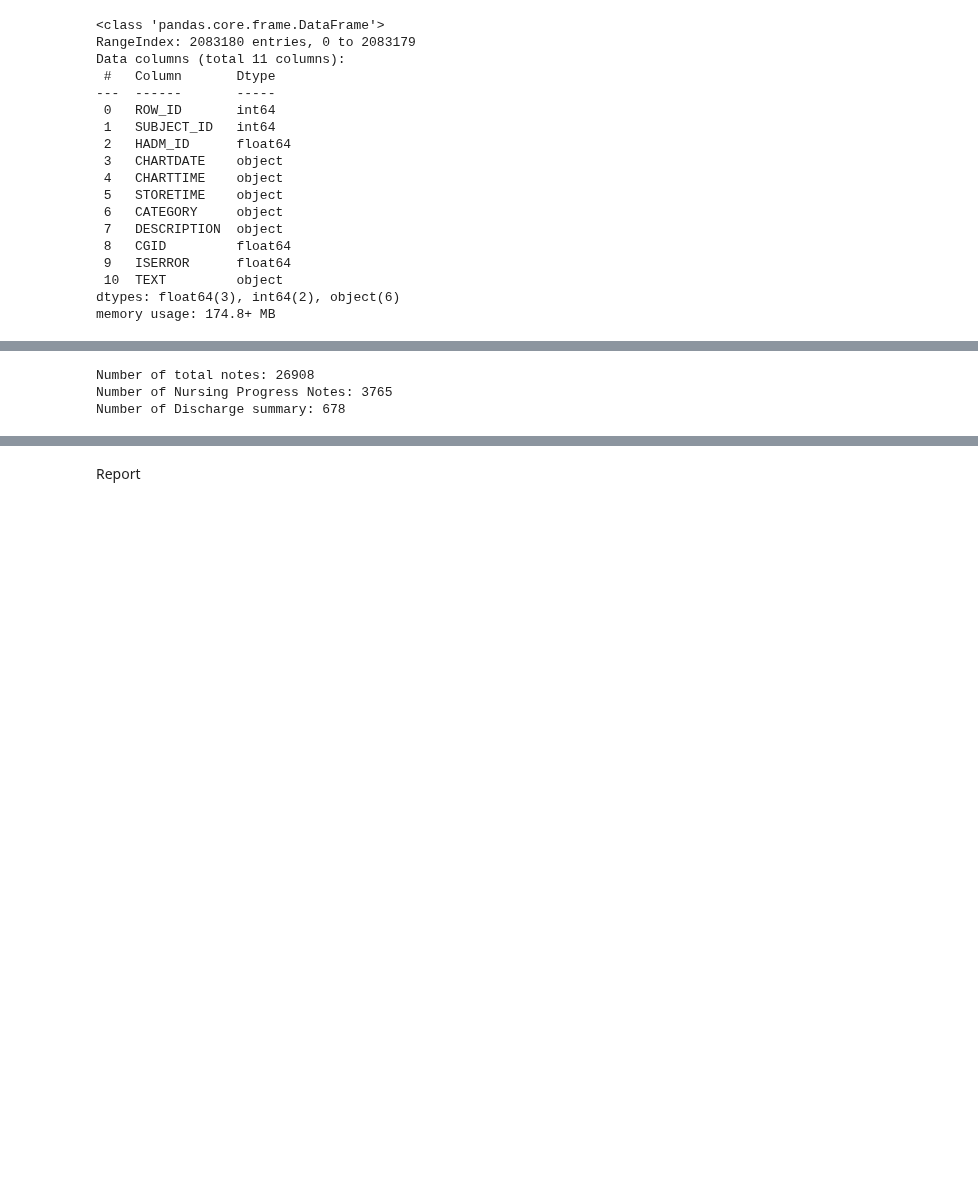
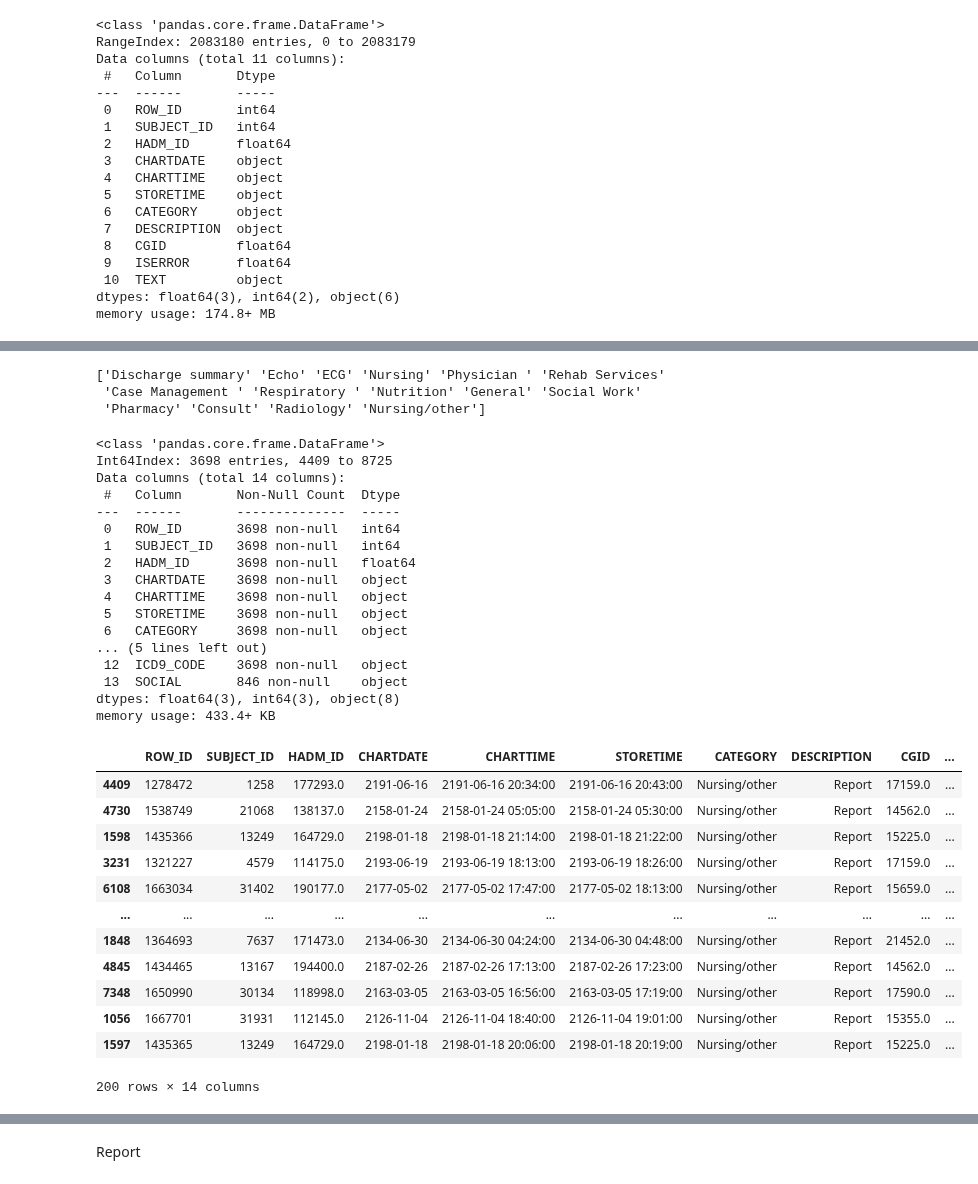
Before and after one commit to tanoManzo/mimic_trajectories, a Jupyter notebook: MIMIC_TRAJECTORY_embeddings_04_02_collect_data.ipynb, the cells around one changed output, grey strips where cells are left out. Cells and saved outputs as stored; diff of their text form; code cells hidden in the pictures; blank space fills up the shorter version.

Commit message:
Regex filter for social section

```diff
--- a/MIMIC_TRAJECTORY_embeddings_04_02_collect_data.ipynb
+++ b/MIMIC_TRAJECTORY_embeddings_04_02_collect_data.ipynb
@@ -301,3 +164,55 @@ memory usage: 424.7+ KB
+# %%
+print(df_note_events['CATEGORY'].unique())
+# %% [output]
+['Discharge summary' 'Echo' 'ECG' 'Nursing' 'Physician ' 'Rehab Services'
+ 'Case Management ' 'Respiratory ' 'Nutrition' 'General' 'Social Work'
+ 'Pharmacy' 'Consult' 'Radiology' 'Nursing/other']
+# %%
+import re
+df_notes_icd8xx_tsicu_social = df_notes_total_hosp_stays.merge(df_patients[['SUBJECT_ID', 'EXPIRE_FLAG']], on=['SUBJECT_ID'], how='inner')
+df_notes_icd8xx_tsicu_social = df_notes_icd8xx_tsicu_social.merge(df_8xx_tsicu[['SUBJECT_ID', 'ICD9_CODE','HADM_ID']], on=['SUBJECT_ID','HADM_ID'], how='inner')
+df_notes_icd8xx_tsicu_social = df_notes_icd8xx_tsicu_social[(df_notes_icd8xx_tsicu_social['CATEGORY']=='Nursing') | (df_notes_icd8xx_tsicu_social['CATEGORY']=='Nursing/other') | (df_notes_icd8xx_tsicu_social['CATEGORY']=='Social Work')]
+pattern = r'(social work note:\n\n|social work note:\n|social work note\n|social work:\n|social work\n\n|social work\n|social work|social: \n|social:\n|social:|soc:|social \n|social\n|social)(.*?)(?:\n|$)'
+#df_notes_icd8xx_tsicu_social = df_notes_icd8xx_tsicu_social[df_notes_icd8xx_tsicu_social['TEXT'].str.lower().str.contains('social work', regex=True)]
+df_notes_icd8xx_tsicu_social['SOCIAL'] = df_notes_icd8xx_tsicu_social['TEXT'].str.lower().str.extract(pattern, flags=re.DOTALL)[1]
+df_notes_icd8xx_tsicu_social = df_notes_icd8xx_tsicu_social.sort_values(by='SOCIAL', key=lambda x: x.str.len(), ascending=False)
+#df_notes_icd8xx_tsicu_social = df_notes_icd8xx_tsicu_social.sort_values(by=['HADM_ID','CHARTTIME']) # for testing
+#df_notes_icd8xx_tsicu_social = df_notes_icd8xx_tsicu_social[df_notes_icd8xx_tsicu_social['EXPIRE_FLAG'] == 1] # for testing
+#df_notes_icd8xx_tsicu_social = df_notes_icd8xx_tsicu_social[df_notes_icd8xx_tsicu_social['HADM_ID'] == 108474] # for testing
+
+df_notes_icd8xx_tsicu_social.info()
+df_notes_icd8xx_tsicu_social.head(200)
+# %% [output]
+<class 'pandas.core.frame.DataFrame'>
+Int64Index: 3698 entries, 4409 to 8725
+Data columns (total 14 columns):
+ #   Column       Non-Null Count  Dtype
+---  ------       --------------  -----
+ 0   ROW_ID       3698 non-null   int64
+ 1   SUBJECT_ID   3698 non-null   int64
+ 2   HADM_ID      3698 non-null   float64
+ 3   CHARTDATE    3698 non-null   object
+ 4   CHARTTIME    3698 non-null   object
+ 5   STORETIME    3698 non-null   object
+ 6   CATEGORY     3698 non-null   object
+... (5 lines left out)
+ 12  ICD9_CODE    3698 non-null   object
+ 13  SOCIAL       846 non-null    object
+dtypes: float64(3), int64(3), object(8)
+memory usage: 433.4+ KB
+|  | ROW_ID | SUBJECT_ID | HADM_ID | CHARTDATE | CHARTTIME | STORETIME | CATEGORY | DESCRIPTION | CGID | ... |
+| 4409 | 1278472 | 1258 | 177293.0 | 2191-06-16 | 2191-06-16 20:34:00 | 2191-06-16 20:43:00 | Nursing/other | Report | 17159.0 | ... |
+| 4730 | 1538749 | 21068 | 138137.0 | 2158-01-24 | 2158-01-24 05:05:00 | 2158-01-24 05:30:00 | Nursing/other | Report | 14562.0 | ... |
+| 1598 | 1435366 | 13249 | 164729.0 | 2198-01-18 | 2198-01-18 21:14:00 | 2198-01-18 21:22:00 | Nursing/other | Report | 15225.0 | ... |
+| 3231 | 1321227 | 4579 | 114175.0 | 2193-06-19 | 2193-06-19 18:13:00 | 2193-06-19 18:26:00 | Nursing/other | Report | 17159.0 | ... |
+| 6108 | 1663034 | 31402 | 190177.0 | 2177-05-02 | 2177-05-02 17:47:00 | 2177-05-02 18:13:00 | Nursing/other | Report | 15659.0 | ... |
+| ... | ... | ... | ... | ... | ... | ... | ... | ... | ... | ... |
+| 1848 | 1364693 | 7637 | 171473.0 | 2134-06-30 | 2134-06-30 04:24:00 | 2134-06-30 04:48:00 | Nursing/other | Report | 21452.0 | ... |
+| 4845 | 1434465 | 13167 | 194400.0 | 2187-02-26 | 2187-02-26 17:13:00 | 2187-02-26 17:23:00 | Nursing/other | Report | 14562.0 | ... |
+| 7348 | 1650990 | 30134 | 118998.0 | 2163-03-05 | 2163-03-05 16:56:00 | 2163-03-05 17:19:00 | Nursing/other | Report | 17590.0 | ... |
+| 1056 | 1667701 | 31931 | 112145.0 | 2126-11-04 | 2126-11-04 18:40:00 | 2126-11-04 19:01:00 | Nursing/other | Report | 15355.0 | ... |
+| 1597 | 1435365 | 13249 | 164729.0 | 2198-01-18 | 2198-01-18 20:06:00 | 2198-01-18 20:19:00 | Nursing/other | Report | 15225.0 | ... |
+200 rows × 14 columns
 # %%
 PATH_TO_SAVE = "/content/drive/MyDrive/NIH/Data/"
 name_file_to_save = 'NOTES_NURSING_TRAJECTORIES_TSICU_TEXT_ONLY.csv'
@@ -311,12 +226,8 @@ df_note_icd8xx_tsicu = df_note_events[df_note_events['SUBJECT_ID'].isin(icd8xx_s
 print(f'Number of total notes: {len(df_note_icd8xx_tsicu)}')
 df_nursing_progress_note_icd8xx_tsicu = df_note_icd8xx_tsicu[df_note_icd8xx_tsicu['DESCRIPTION']=='Nursing Progress Note']
 print(f'Number of Nursing Progress Notes: {len(df_nursing_progress_note_icd8xx_tsicu)}')
-df_discharge_note_icd8xx_tsicu = df_note_icd8xx_tsicu[df_note_icd8xx_tsicu['CATEGORY']=='Discharge summary']
+df_discharge_note_icd8xx_tsicu = df_note_icd8xx_tsicu[(df_note_icd8xx_tsicu['CATEGORY']=='Discharge summary') ]
 print(f'Number of Discharge summary: {len(df_discharge_note_icd8xx_tsicu)}')
-# %% [output]
-Number of total notes: 26908
-Number of Nursing Progress Notes: 3765
-Number of Discharge summary: 678
 # %%
 cgid_icd8xx_tsicu = df_nursing_progress_note_icd8xx_tsicu['CGID'].unique()
 #print(f'Number of caregivers: {len(cgid_maxicu_tsicu)}')
```
Also changed, not shown: parts of 42 cells of this notebook.
